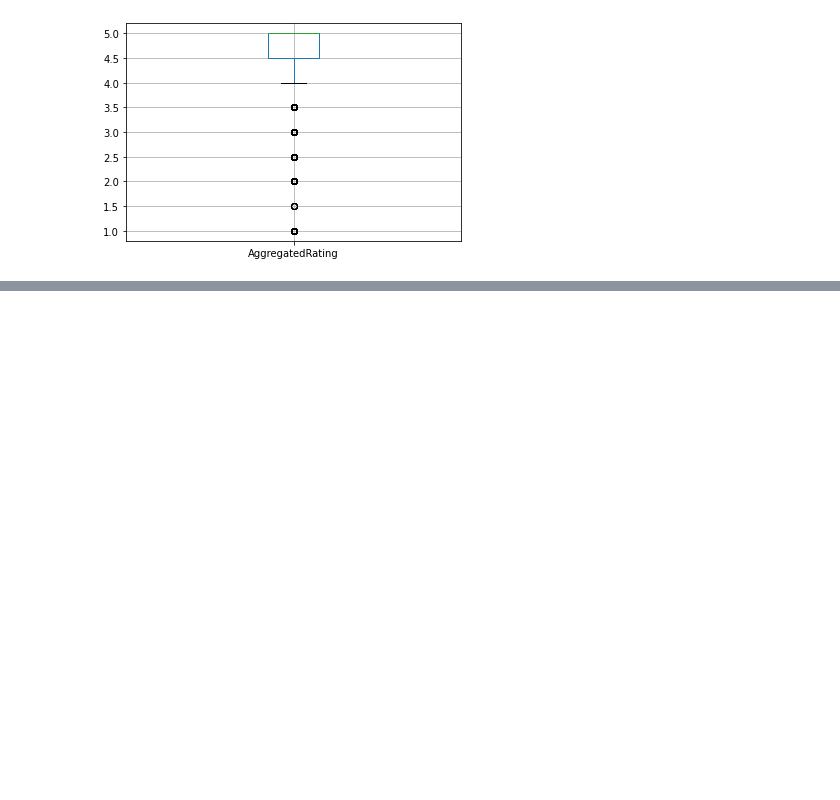
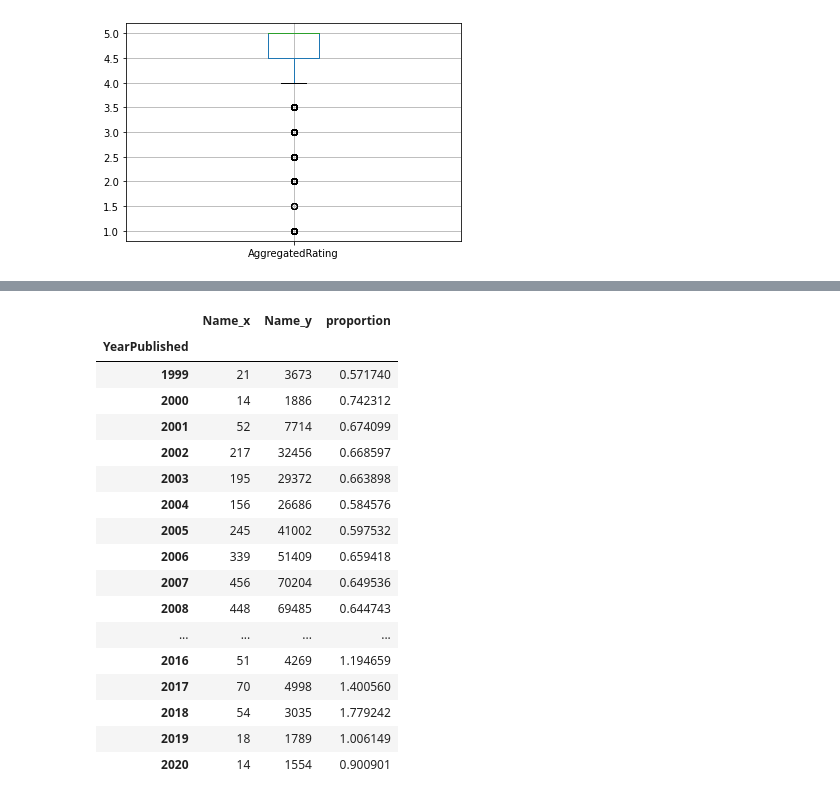
Before and after one commit to JenniferM-BShulyak/recipes_full, a Jupyter notebook: setup_exploration.ipynb, the cells around one changed output, grey strips where cells are left out. Drawn from its saved outputs; the diff is of its cells as text; code cells hidden in the pictures; blank space fills up the shorter version.

```diff
--- a/setup_exploration.ipynb
+++ b/setup_exploration.ipynb
@@ -264,0 +287,4 @@ dessert_ratings.boxplot()
+# %%
+# Make a df of the date and recipe ingredients
+ingredients_df = recipes.loc[:,['Name', 'DatePublished', 'RecipeIngredientParts']]
+ingredients_df.head(5)
@@ -264,0 +329,26 @@ dessert_ratings.boxplot()
+# %%
+# Find all lines of text that one the buzzwords
+p = '[cC]auliflower'        # ? means find 0 or 1 instance of the previous character
+cauliflower = pd.DataFrame((ingredients_df[ingredients_df['RecipeIngredientParts'].str.contains(p)]).groupby("YearPublished")["Name"].count())
+cauliflower_percent = cauliflower.merge(recipes_yearly, on="YearPublished", how="left")
+cauliflower_percent["proportion"] = (cauliflower_percent["Name_x"] / cauliflower_percent["Name_y"]*100)
+cauliflower_percent
+# %% [output]
+|  | Name_x | Name_y | proportion |
+| YearPublished |  |  |  |
+| 1999 | 21 | 3673 | 0.571740 |
+| 2000 | 14 | 1886 | 0.742312 |
+| 2001 | 52 | 7714 | 0.674099 |
+| 2002 | 217 | 32456 | 0.668597 |
+| 2003 | 195 | 29372 | 0.663898 |
+| 2004 | 156 | 26686 | 0.584576 |
+| 2005 | 245 | 41002 | 0.597532 |
+| 2006 | 339 | 51409 | 0.659418 |
+| 2007 | 456 | 70204 | 0.649536 |
+| 2008 | 448 | 69485 | 0.644743 |
+| ... | ... | ... | ... |
+| 2016 | 51 | 4269 | 1.194659 |
+| 2017 | 70 | 4998 | 1.400560 |
+| 2018 | 54 | 3035 | 1.779242 |
+| 2019 | 18 | 1789 | 1.006149 |
+| 2020 | 14 | 1554 | 0.900901 |
```
Also changed, not shown: parts of 8 cells of this notebook.
